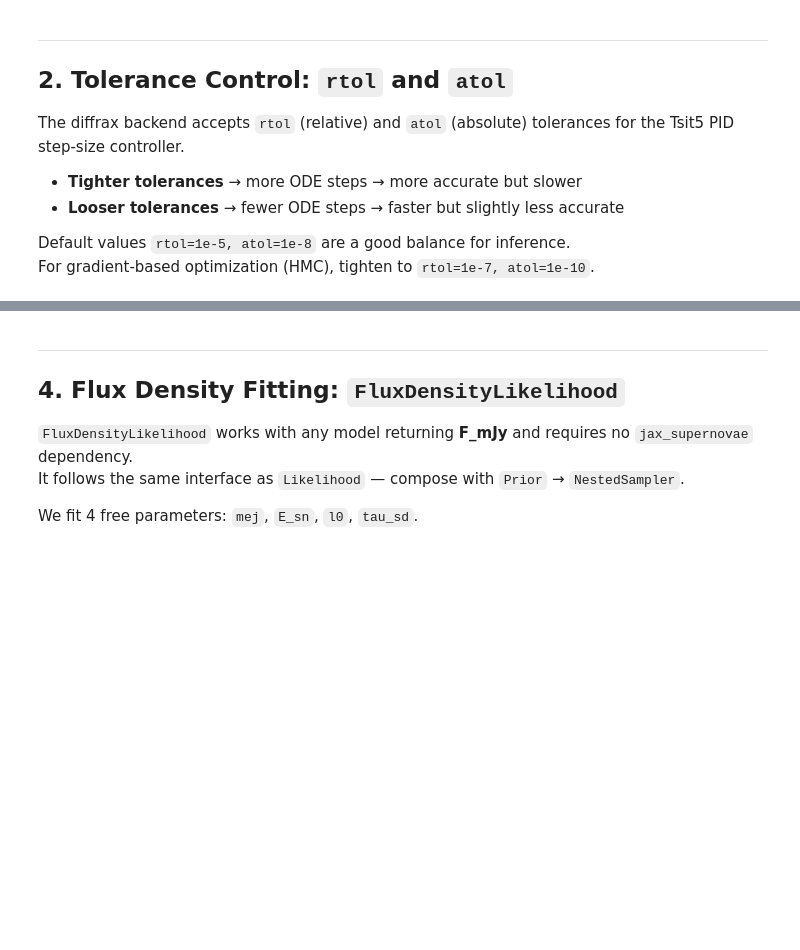
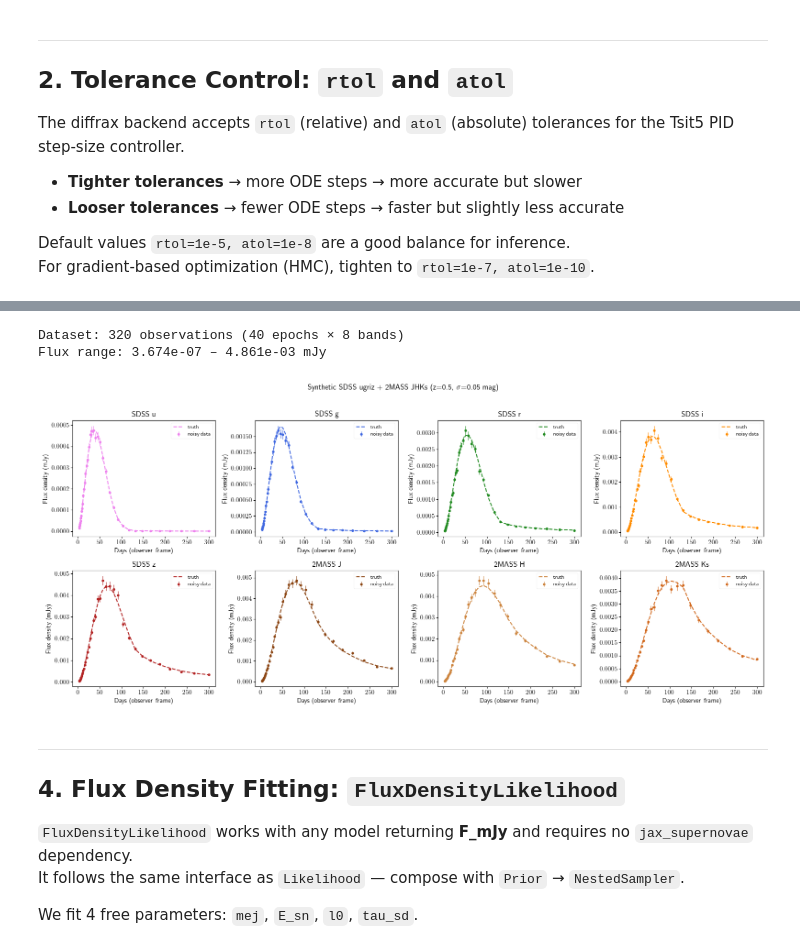
Before and after one commit to nikhil-sarin/redback-jax, a Jupyter notebook: examples/general_magnetar_fitting.ipynb, the cells around one changed output, grey strips where cells are left out. Cells and saved outputs as stored; diff of their text form; code cells hidden in the pictures; blank space fills up the shorter version.

```diff
--- a/examples/general_magnetar_fitting.ipynb
+++ b/examples/general_magnetar_fitting.ipynb
@@ -45,6 +47,10 @@ from redback_jax.models import (
 )
 from redback_jax.inference import (
     FluxDensityLikelihood, Prior, LogUniform, Uniform,
+)
+
+from redback.transient_models.supernova_models import (
+    general_magnetar_driven_supernova as redback_general_magnetar_driven_supernova,
 )
 
 # Optional: magnitude fitting (requires jax_supernovae)
@@ -78,7 +84,7 @@ TRUTH = dict(
     alpha_uv          = 1.0,       # (fixed)
 )
 
-Z      = 0.05
+Z      = 0.5
 DL_CM  = float(Planck18.luminosity_distance(Z).cgs.value)
 C_CMS  = float(const.c.cgs.value)
 
@@ -251,18 +291,21 @@ We use 5 SDSS-like bands, 20 log-spaced epochs, and add 5% magnitude noise.
 # %%
 # ── Observation grid ─────────────────────────────────────────────────────────
-BANDS       = ['u', 'g', 'r', 'i', 'z']
-BAND_COLORS = ['violet', 'royalblue', 'forestgreen', 'darkorange', 'firebrick']
-BAND_CWAV   = np.array([3543., 4770., 6231., 7625., 9134.])   # Å
-BAND_FREQ   = C_CMS * 1e8 / BAND_CWAV                          # Hz
+BANDS       = ['u', 'g', 'r', 'i', 'z', 'J', 'H', 'Ks']
+BAND_COLORS = ['violet', 'royalblue', 'forestgreen', 'darkorange', 'firebrick',
+               'saddlebrown', 'peru', 'chocolate']
+BAND_CWAV   = np.array([3543., 4770., 6231., 7625., 9134.,   # SDSS ugriz (Å)
+                         12350., 16620., 21590.])             # 2MASS J, H, Ks (Å)
+BAND_FREQ   = C_CMS * 1e8 / BAND_CWAV                        # Hz
+N_BANDS     = len(BANDS)
 
-N_EPOCHS    = 20
-T_OBS       = np.geomspace(3., 100., N_EPOCHS)                  # observer-frame days
-T_MJD_TRUE  = 58600.0                                           # assumed explosion epoch
-MAG_ERR     = 0.05                                              # sigma per observation
+N_EPOCHS    = 40
+T_OBS       = np.geomspace(3., 300., N_EPOCHS)                # observer-frame days
+T_MJD_TRUE  = 58600.0                                         # assumed explosion epoch
+MAG_ERR     = 0.05                                            # sigma per observation
 
-# Interleaved layout: row i has epochs[i//5] and band[i%5]
-t_all  = np.repeat(T_OBS, 5)         # shape (100,)
-nu_all = np.tile(BAND_FREQ, N_EPOCHS) # shape (100,)
+# Interleaved layout: row i has epochs[i//N_BANDS] and band[i%N_BANDS]
+t_all  = np.repeat(T_OBS, N_BANDS)          # shape (N_EPOCHS*N_BANDS,)
+nu_all = np.tile(BAND_FREQ, N_EPOCHS)        # shape (N_EPOCHS*N_BANDS,)
 
 # ── Fixed parameters for model call ─────────────────────────────────────────
 FIXED_FD = dict(
@@ -278,19 +321,23 @@ FIXED_FD = dict(
 )
 FREE_PARAMS = ['mej', 'E_sn', 'l0', 'tau_sd', 'temperature_floor']
 
-# ── Generate truth flux (observer-frame, mJy) ─────────────────────────────
-# The model takes observer-frame times and frequencies directly
+# ── Generate truth flux (observer-frame, mJy) using redback ─────────────────
+# redback computes luminosity_distance internally from redshift via Planck18;
+# frequency goes in **kwargs; output_format is required
+F_true = redback_general_magnetar_driven_supernova(
+    t_all, Z,
+    TRUTH['mej'], TRUTH['E_sn'], TRUTH['kappa'],
+    TRUTH['l0'], TRUTH['tau_sd'], TRUTH['nn'], TRUTH['kappa_gamma'],
+    output_format='flux_density',
+    frequency=nu_all,
+    temperature_floor=TRUTH['temperature_floor'],
+    f_nickel=TRUTH['f_nickel'],
+    cutoff_wavelength=TRUTH['cutoff_wavelength'],
+)
+
+# JAX arrays for the fitting cells below
 t_jnp  = jnp.array(t_all,  dtype=jnp.float64)
 nu_jnp = jnp.array(nu_all, dtype=jnp.float64)
-
-F_true = np.array(
-    general_magnetar_driven_supernova(
-        t_jnp, nu_jnp,
-        mej=TRUTH['mej'], E_sn=TRUTH['E_sn'], l0=TRUTH['l0'],
-        tau_sd=TRUTH['tau_sd'],
-        **FIXED_FD,
-    )
-)
 
 # ── Add noise ────────────────────────────────────────────────────────────────
 rng     = np.random.default_rng(42)
@@ -299,26 +346,33 @@ m_noisy = m_true + rng.normal(0, MAG_ERR, size=len(m_true))
 F_obs   = 3.631e6 * 10**(-0.4 * m_noisy)
 F_err   = F_obs * (np.log(10) / 2.5) * MAG_ERR
 
-print(f"Dataset: {len(F_obs)} observations ({N_EPOCHS} epochs × {len(BANDS)} bands)")
+print(f"Dataset: {len(F_obs)} observations ({N_EPOCHS} epochs × {N_BANDS} bands)")
 print(f"Flux range: {F_obs.min():.3e} – {F_obs.max():.3e} mJy")
+# %% [output]
+Dataset: 320 observations (40 epochs × 8 bands)
+Flux range: 3.674e-07 – 4.861e-03 mJy
 # %%
-fig, axes = plt.subplots(1, 5, figsize=(16, 3.5), sharey=False)
-for b_idx, (band, color, ax) in enumerate(zip(BANDS, BAND_COLORS, axes)):
-    mask = np.arange(b_idx, len(t_all), 5)
+fig, axes = plt.subplots(2, 4, figsize=(16, 7), sharey=False)
+axes_flat = axes.flatten()
+for b_idx, (band, color, ax) in enumerate(zip(BANDS, BAND_COLORS, axes_flat)):
+    mask = np.arange(b_idx, len(t_all), N_BANDS)
     ax.errorbar(t_all[mask], F_obs[mask], F_err[mask],
                 fmt='o', color=color, ms=4, lw=0.8, label='noisy data')
     ax.plot(t_all[mask], F_true[mask], '--', color=color, lw=1.5, label='truth')
     ax.set_xlabel('Days (observer frame)')
     ax.set_ylabel('Flux density (mJy)')
-    ax.set_title(f'SDSS {band}')
+    label = f'2MASS {band}' if band in ('J', 'H', 'Ks') else f'SDSS {band}'
+    ax.set_title(label)
     ax.legend(fontsize=8)
 plt.suptitle(
-    f'Synthetic SDSS ugriz photometry  (z={Z}, σ={MAG_ERR} mag)',
+    rf'Synthetic SDSS ugriz + 2MASS JHKs  (z={Z}, $\sigma$={MAG_ERR} mag)',
     y=1.02, fontsize=12
 )
 plt.tight_layout()
 plt.savefig('synthetic_data.pdf', bbox_inches='tight')
 plt.show()
+# %% [output]
+[figure, added]
 # %% [markdown]
 ---
 ## 4. Flux Density Fitting: `FluxDensityLikelihood`
```
Also changed, not shown: parts of 16 cells of this notebook, 1 other file.
